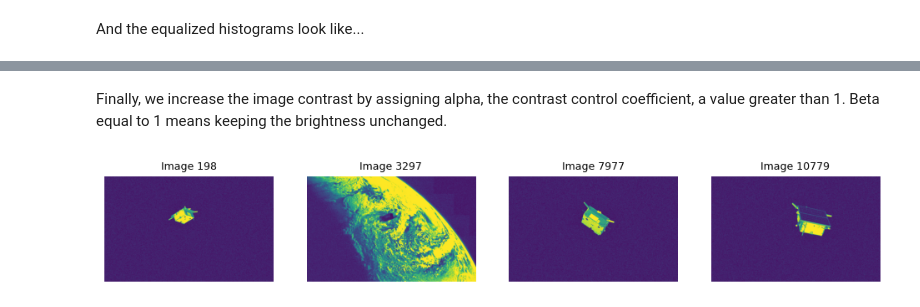
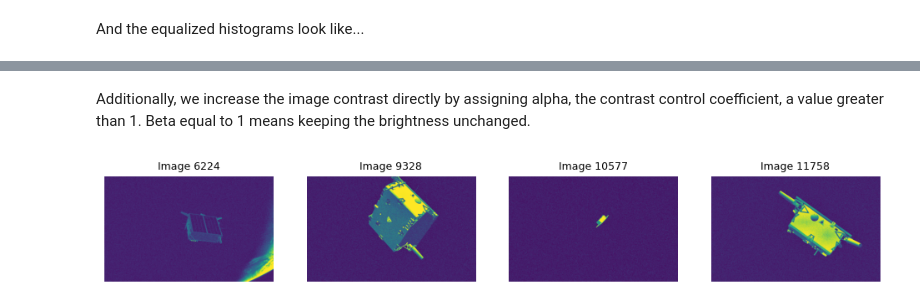
Before and after one commit to lfgodoi/intelligent-spacecraft-pose-estimator, a Jupyter notebook: exploratory_data_analysis.ipynb, the cells around one changed output, grey strips where cells are left out. Saved outputs shown, nothing was run; the diff lists cells and outputs as text; code cells hidden in the pictures.

```diff
--- a/exploratory_data_analysis.ipynb
+++ b/exploratory_data_analysis.ipynb
@@ -41,11 +41,13 @@ From the file name list, we then randomly select four images to proceed with our
 import numpy as np
 import cv2 as cv
 
+np.random.seed(117)
+
 selected_files = np.random.randint(0, len(train_file_names), 4)
 selected_files.sort()
 images = {}
-for filename in selected_files:
-    image = cv.imread(f"{TRAIN_SUBSET_PATH}/{train_file_names[filename]}", cv.IMREAD_GRAYSCALE)
-    images[filename] = image
+for file_name in selected_files:
+    image = cv.imread(f"{TRAIN_SUBSET_PATH}/{train_file_names[file_name]}", cv.IMREAD_GRAYSCALE)
+    images[file_name] = image
 f"Imagens selecionadas: {selected_files}"
 # %% [output]
@@ -113,10 +112,0 @@ Next, we apply image sharpening to enhance the edges and fine details in an imag
-# %%
-sharpened_equalized_images = {}
-for filename, equalized_image in equalized_images.items():
-    sharpening_kernel = np.array([[0, -1, 0],
-                                  [-1, 5, -1],
-                                  [0, -1, 0]])
-    sharpened_equalized_image = cv.filter2D(equalized_image, -1, sharpening_kernel)
-    sharpened_equalized_images[filename] = sharpened_equalized_image
-
-display_images(sharpened_equalized_images)
@@ -125,12 +113,12 @@ display_images(sharpened_equalized_images)
 # %% [markdown]
-Finally, we increase the image contrast by assigning alpha, the contrast control coefficient, a value greater than 1. Beta equal to 1 means keeping the brightness unchanged.
+Additionally, we increase the image contrast directly by assigning alpha, the contrast control coefficient, a value greater than 1. Beta equal to 1 means keeping the brightness unchanged.
 # %%
-enhanced_images = {}
-for filename, sharpened_equalized_image in equalized_images.items():
-    enhanced_image = cv.convertScaleAbs(sharpened_equalized_image, alpha=1.5, beta=1.0)
-    # enhanced_image = cv.addWeighted(sharpened_equalized_image, 1.5, sharpened_equalized_image, 0, 1.0)
-    enhanced_images[filename] = enhanced_image
+adjusted_images = {}
+for filename, equalized_image in equalized_images.items():
+    adjusted_image = cv.convertScaleAbs(equalized_image, alpha=1.5, beta=1.0)
+    # adjusted_image = cv.addWeighted(equalized_image, 1.5, equalized_image, 0, 1.0)
+    adjusted_images[filename] = adjusted_image
 
-display_images(enhanced_images)
+display_images(adjusted_images)
 # %% [output]
-[figure, old version]
+[figure, new version]
```
Also changed, not shown: parts of 25 cells of this notebook.
